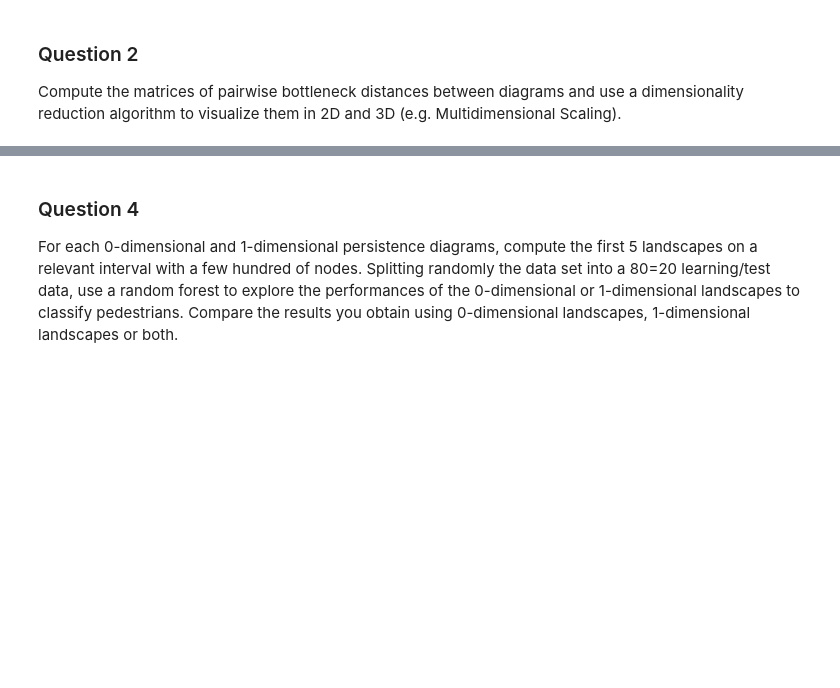
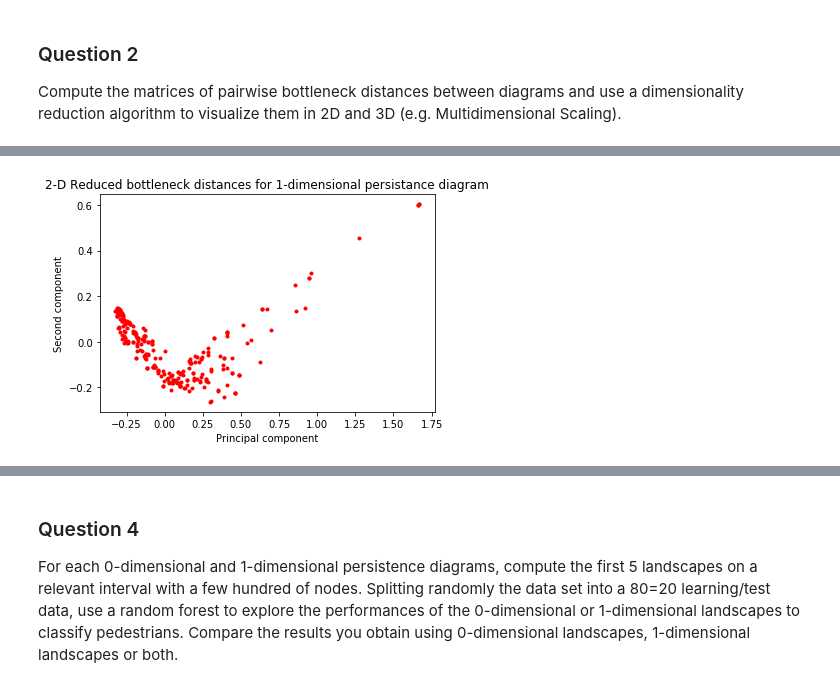
Before and after one commit to sidou10/gmda-pedestrian-recognition, a Jupyter notebook: pedestrian_recognition.ipynb, the cells around one changed output, grey strips where cells are left out. Saved outputs shown, nothing was run; the diff lists cells and outputs as text; code cells hidden in the pictures; blank space fills up the shorter version.

```diff
--- a/pedestrian_recognition.ipynb
+++ b/pedestrian_recognition.ipynb
@@ -88,0 +116,4 @@ pd.DataFrame(pairwise_btnck_dist).to_csv(os.path.join(path_data, "pairwise_btnck
+# %%
+reduce_and_visualize(pairwise_btnck_dist_dim1, 1, n_components=2)
+# %% [output]
+[figure, added]
```
Also changed, not shown: parts of 10 cells of this notebook.
